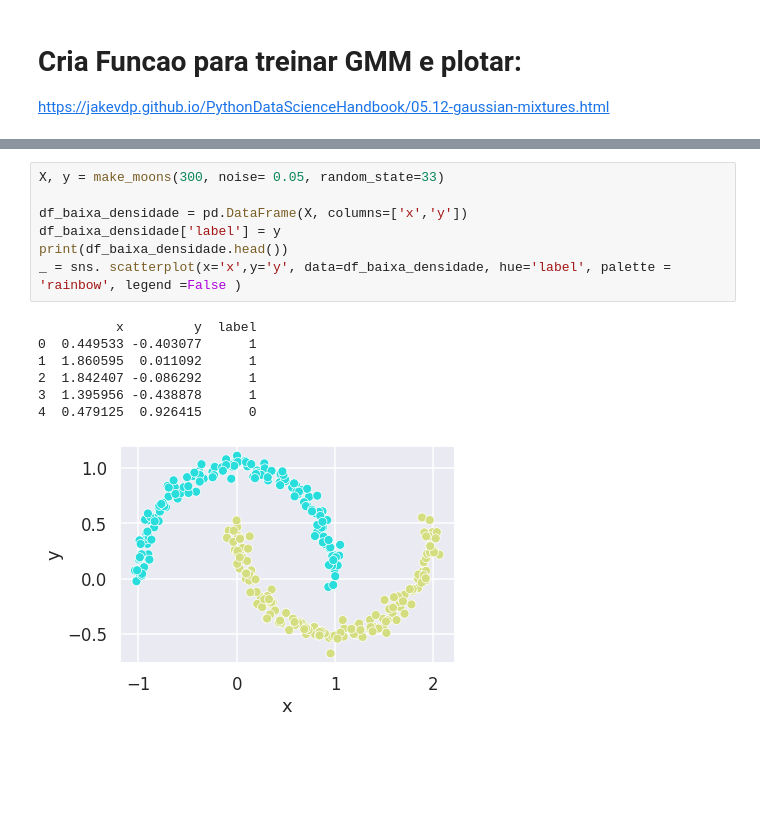
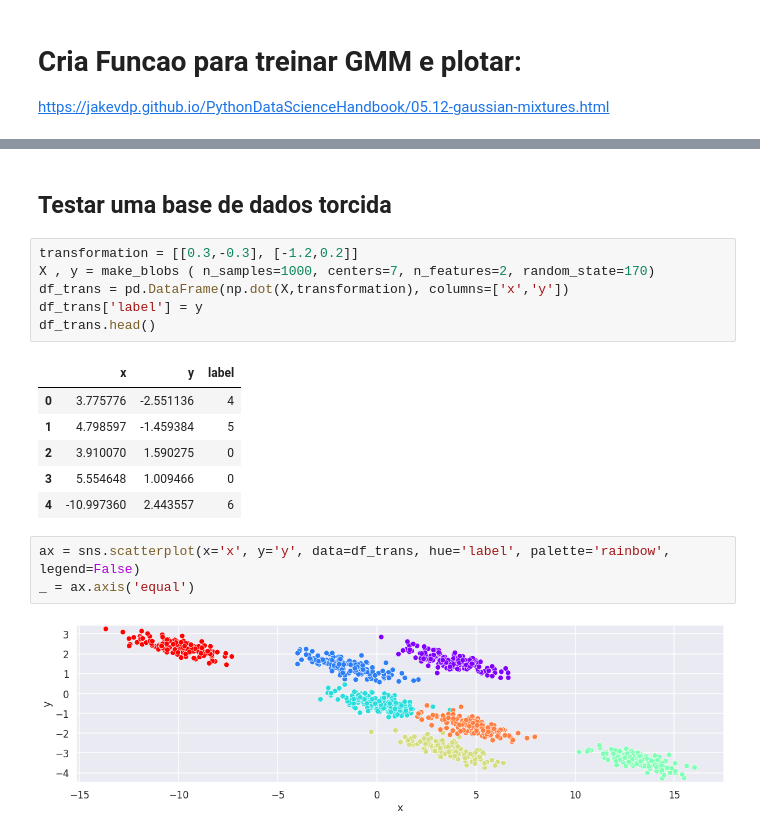
Before and after one commit to leandroleao2k/ImageML, a Jupyter notebook: GMM Cluster.ipynb, the cells around one changed output, grey strips where cells are left out. Drawn from its saved outputs; the diff is of its cells as text; blank space fills up the shorter version.

Commit message:
exemplo com base torcida

```diff
--- a/GMM Cluster.ipynb
+++ b/GMM Cluster.ipynb
@@ -92,15 +108,20 @@ labels = treinar_plotar_DBSCAN (df, eps, min)
+# %% [markdown]
+## Testar uma base de dados torcida
+# %%
+transformation = [[0.3,-0.3], [-1.2,0.2]]
+X , y = make_blobs ( n_samples=1000, centers=7, n_features=2, random_state=170)
+df_trans = pd.DataFrame(np.dot(X,transformation), columns=['x','y'])
+df_trans['label'] = y
+df_trans.head()
+# %% [output]
+|  | x | y | label |
+| 0 | 3.775776 | -2.551136 | 4 |
+| 1 | 4.798597 | -1.459384 | 5 |
+| 2 | 3.910070 | 1.590275 | 0 |
+| 3 | 5.554648 | 1.009466 | 0 |
+| 4 | -10.997360 | 2.443557 | 6 |
 # %%
-X, y = make_moons(300, noise= 0.05, random_state=33)
-
-df_baixa_densidade = pd.DataFrame(X, columns=['x','y'])
-df_baixa_densidade['label'] = y
-print(df_baixa_densidade.head())
-_ = sns. scatterplot(x='x',y='y', data=df_baixa_densidade, hue='label', palette = 'rainbow', legend =False )
+ax = sns.scatterplot(x='x', y='y', data=df_trans, hue='label', palette='rainbow', legend=False)
+_ = ax.axis('equal')
 # %% [output]
-          x         y  label
-0  0.449533 -0.403077      1
-1  1.860595  0.011092      1
-2  1.842407 -0.086292      1
-3  1.395956 -0.438878      1
-4  0.479125  0.926415      0
-[figure, old version]
+[figure, new version]
```
Also changed, not shown: parts of 18 cells of this notebook.
